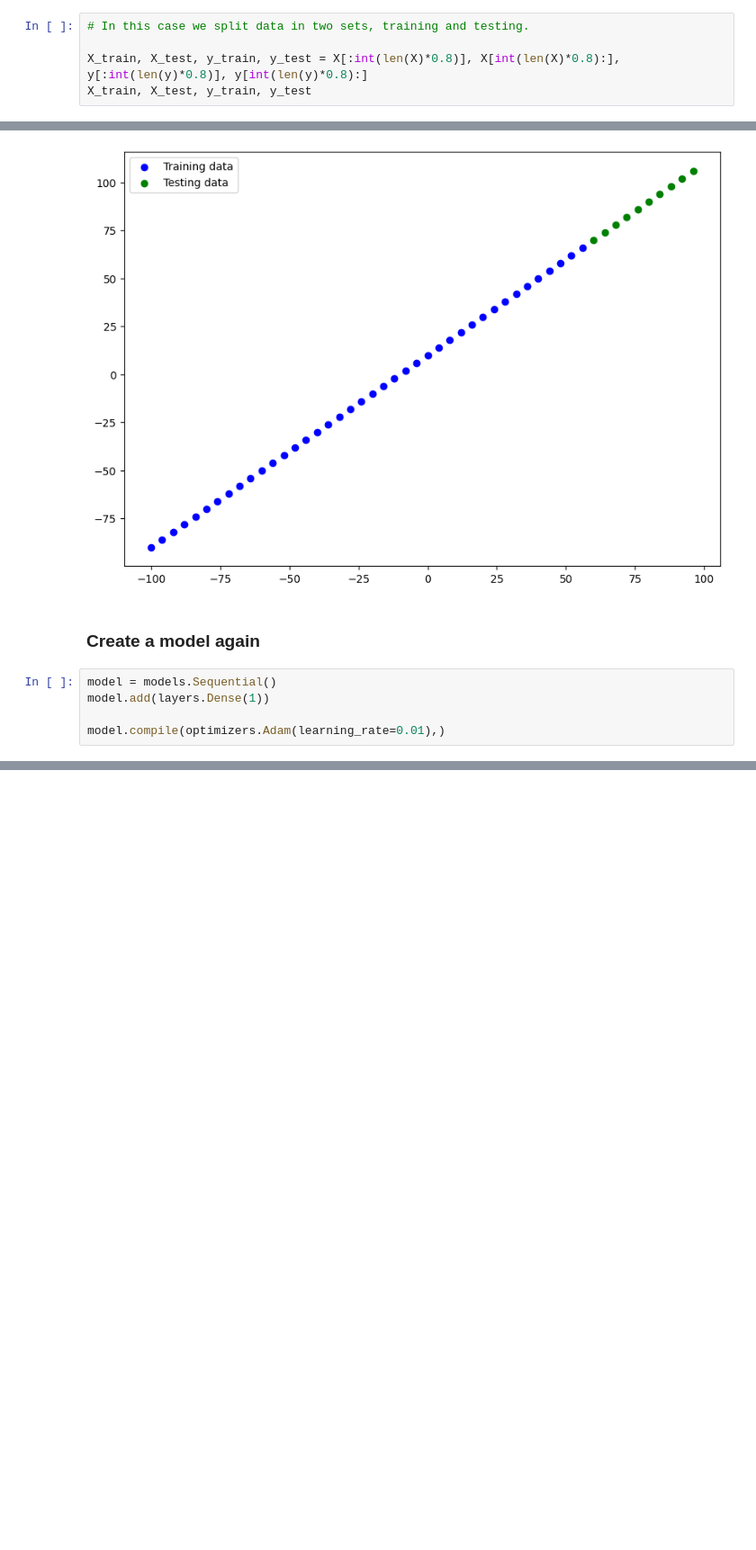
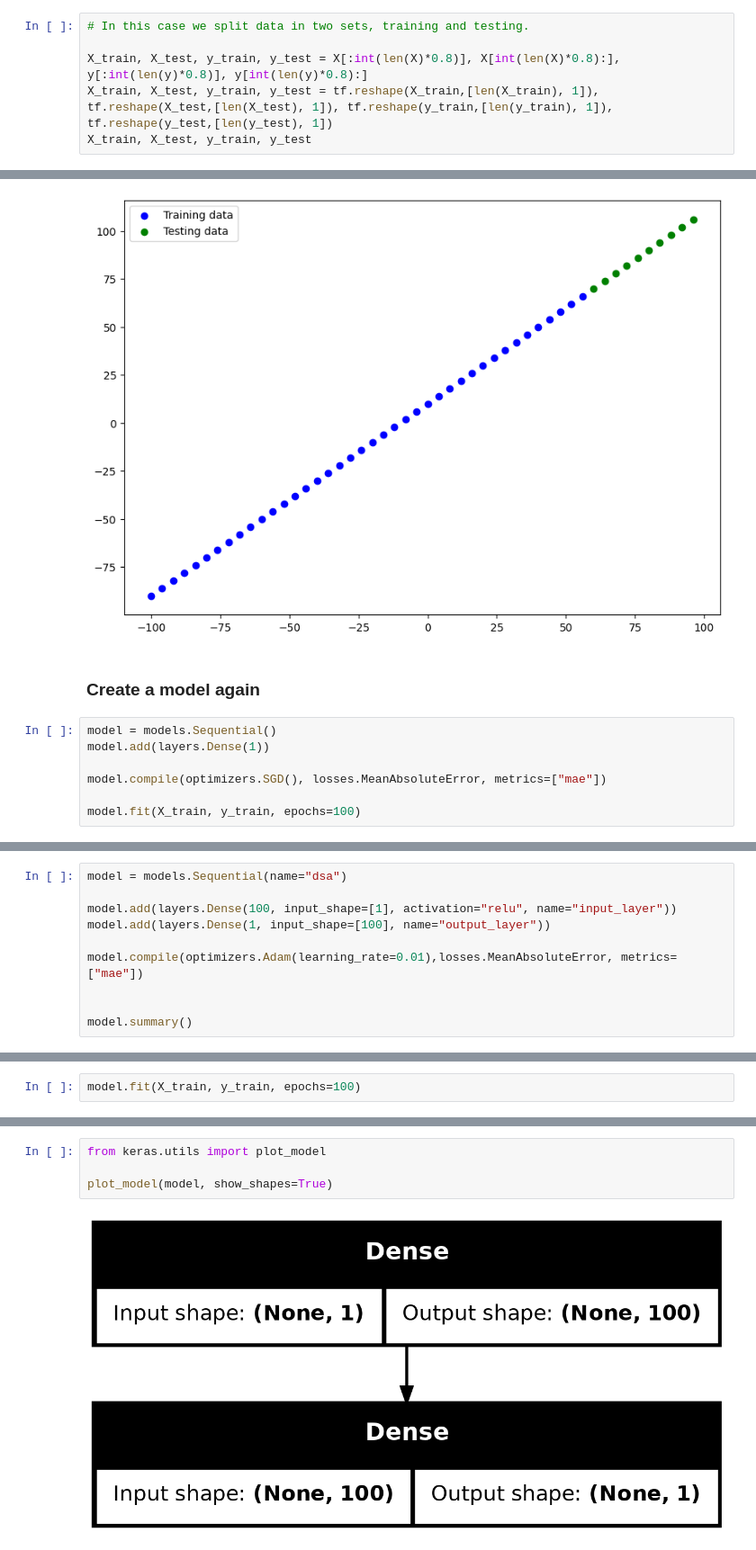
Before and after one commit to KrzysztofKaluza/Tensorflow-Bootcamp, a Jupyter notebook: 01_neural_network_regression_with_tensorflow.ipynb, the cells around one changed output, grey strips where cells are left out. Shown at 90% size. Cells and saved outputs as stored; diff of their text form; blank space fills up the shorter version.

```diff
--- a/01_neural_network_regression_with_tensorflow.ipynb
+++ b/01_neural_network_regression_with_tensorflow.ipynb
@@ -328,5 +328,6 @@ int(len(X)*0.8)
 # In this case we split data in two sets, training and testing.
 
 X_train, X_test, y_train, y_test = X[:int(len(X)*0.8)], X[int(len(X)*0.8):], y[:int(len(y)*0.8)], y[int(len(y)*0.8):]
+X_train, X_test, y_train, y_test = tf.reshape(X_train,[len(X_train), 1]), tf.reshape(X_test,[len(X_test), 1]), tf.reshape(y_train,[len(y_train), 1]), tf.reshape(y_test,[len(y_test), 1])
 X_train, X_test, y_train, y_test
 # %% [output]
@@ -362,4 +365,6 @@ plt.legend(); # ; to not show output of matplotlib
 model = models.Sequential()
 model.add(layers.Dense(1))
 
-model.compile(optimizers.Adam(learning_rate=0.01),)
+model.compile(optimizers.SGD(), losses.MeanAbsoluteError, metrics=["mae"])
+
+model.fit(X_train, y_train, epochs=100)
@@ -365,0 +392,10 @@ model.compile(optimizers.Adam(learning_rate=0.01),)
+# %%
+model = models.Sequential(name="dsa")
+
+model.add(layers.Dense(100, input_shape=[1], activation="relu", name="input_layer"))
+model.add(layers.Dense(1, input_shape=[100], name="output_layer"))
+
+model.compile(optimizers.Adam(learning_rate=0.01),losses.MeanAbsoluteError, metrics=["mae"])
+
+
+model.summary()
@@ -365,0 +418,2 @@ model.compile(optimizers.Adam(learning_rate=0.01),)
+# %%
+model.fit(X_train, y_train, epochs=100)
@@ -365,0 +439,6 @@ model.compile(optimizers.Adam(learning_rate=0.01),)
+# %%
+from keras.utils import plot_model
+
+plot_model(model, show_shapes=True)
+# %% [output]
+[figure, added]
```
Also changed, not shown: parts of 23 cells of this notebook.
